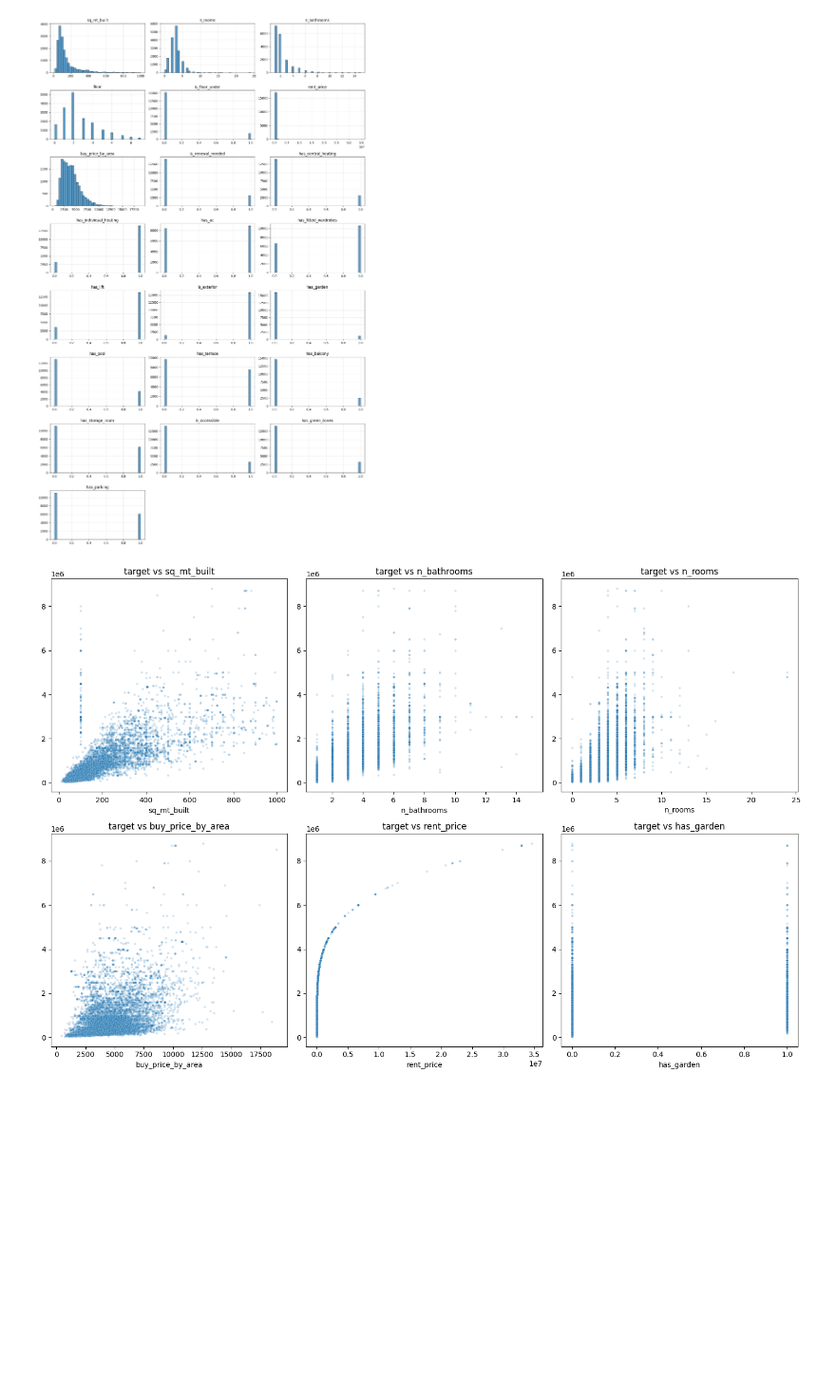
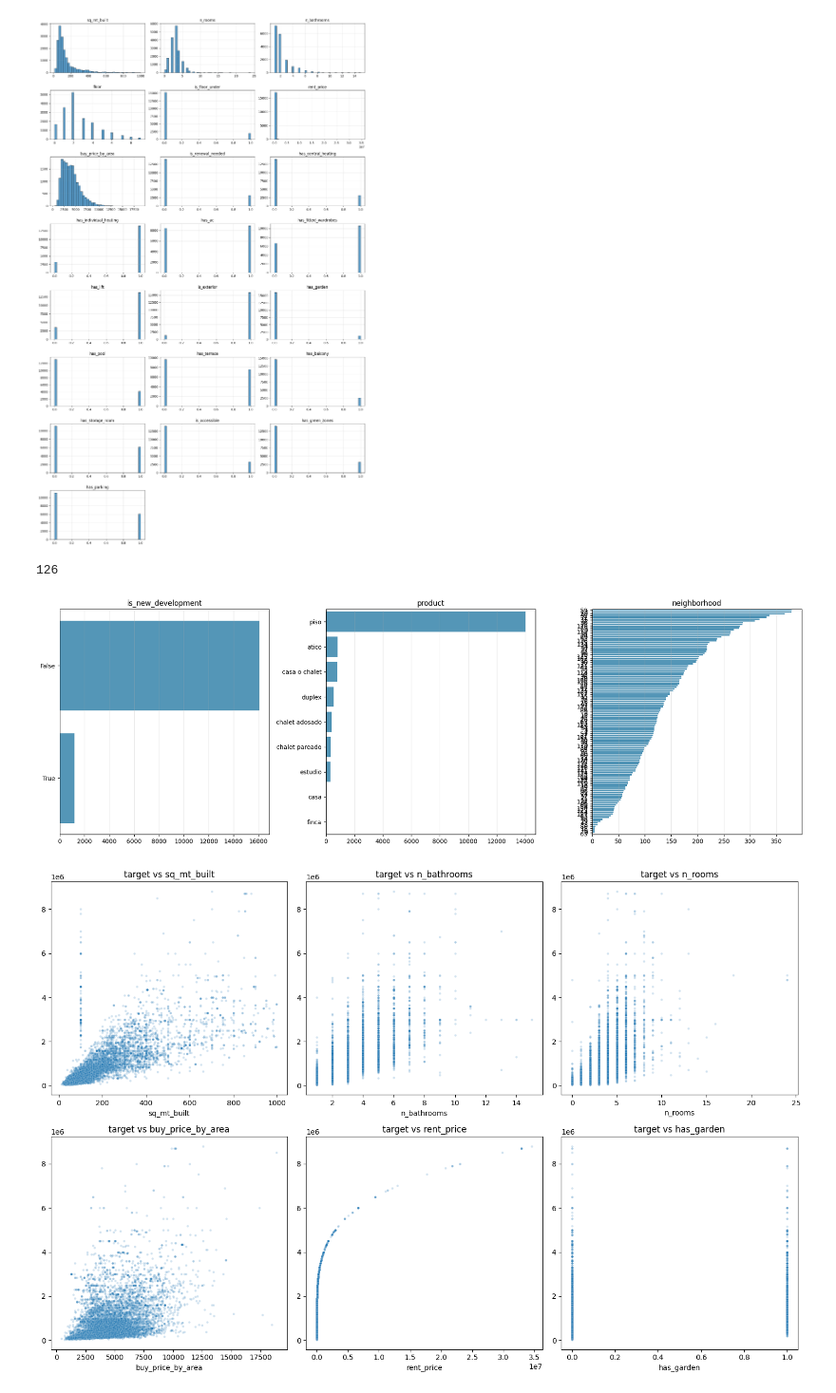
Before and after one commit to bruno-coulet/apartment-hunter, a Jupyter notebook: 2_analysis.ipynb, the cells around one changed output. Shown at 95% size. Cells and saved outputs as stored; diff of their text form; code cells hidden in the pictures; blank space fills up the shorter version.

```diff
--- a/2_analysis.ipynb
+++ b/2_analysis.ipynb
@@ -378,6 +379,18 @@ Top 6 variables (corr abs) avec y_train : ['sq_mt_built', 'n_bathrooms', 'n_room
 plot_numeric_histograms(X_train, bins=40, n_cols=3)
 # %% [output]
 [figure]
+# %%
+X_train['neighborhood'].nunique()
+# %% [output]
+126
+# %%
+# plot_qualitative(X_train, n_cols=3)
+
+plot_qualitative(X_train, n_cols=3, height_per_row=6, top_n=130)
+# ou
+# plot_qualitative(X_train, n_cols=3, figsize=(18, 24))
+# %% [output]
+[figure, added]
 # %%
 # Scatter top 6 vs target (log1p)
 plot_scatter_vs_target(X_train, y_train, cols=top_cols[:6])
```
Also changed, not shown: parts of 1 cell of this notebook, 2 other files.
